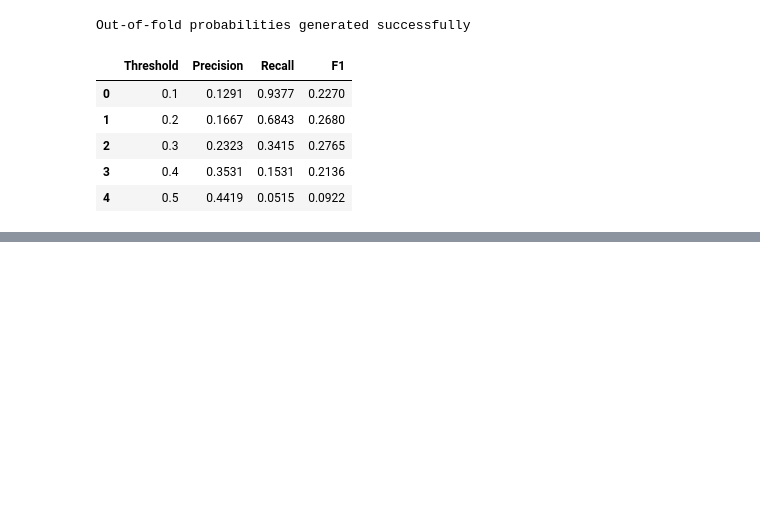
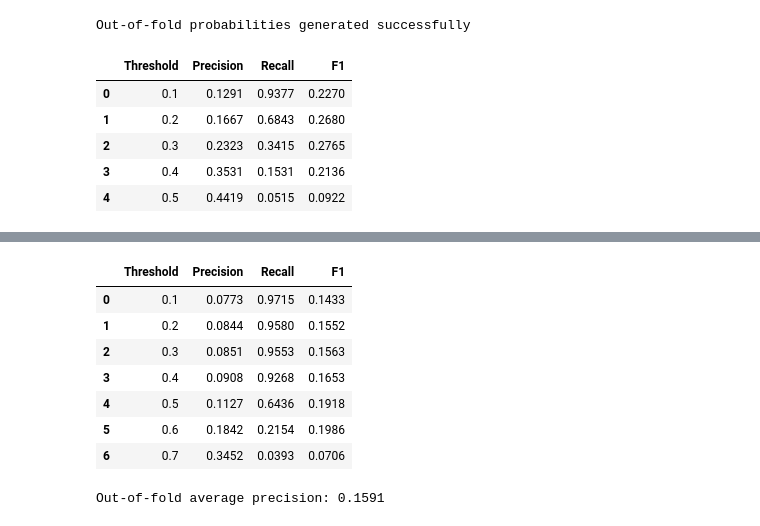
Before and after one commit to m-arij/f20dl-vehicle-fraud-ug-group9, a Jupyter notebook: notebooks/tabular_models.ipynb, the cells around one changed output, grey strips where cells are left out. Cells and saved outputs as stored; diff of their text form; code cells hidden in the pictures; blank space fills up the shorter version.

```diff
--- a/notebooks/tabular_models.ipynb
+++ b/notebooks/tabular_models.ipynb
@@ -574,0 +677,55 @@ display(threshold_df.round(4))
+# %%
+from sklearn.model_selection import cross_val_predict
+from sklearn.base import clone
+from sklearn.metrics import (
+    precision_score,
+    recall_score,
+    f1_score,
+    average_precision_score
+)
+
+safe_oof_proba = cross_val_predict(
+    clone(safe_rf),
+    X_train_safe,
+    y_train,
+    cv=cv,
+    method="predict_proba",
+    n_jobs=-1
+)[:, 1]
+
+threshold_results = []
+
+for threshold in [0.1, 0.2, 0.3, 0.4, 0.5, 0.6, 0.7]:
+    predictions = (safe_oof_proba >= threshold).astype(int)
+
+    threshold_results.append({
+        "Threshold": threshold,
+        "Precision": precision_score(
+            y_train, predictions, zero_division=0
+        ),
+        "Recall": recall_score(
+            y_train, predictions, zero_division=0
+        ),
+        "F1": f1_score(
+            y_train, predictions, zero_division=0
+        )
+    })
+
+safe_threshold_df = pd.DataFrame(threshold_results)
+
+display(safe_threshold_df.round(4))
+
+print(
+    "Out-of-fold average precision:",
+    round(average_precision_score(y_train, safe_oof_proba), 4)
+)
+# %% [output]
+|  | Threshold | Precision | Recall | F1 |
+| 0 | 0.1 | 0.0773 | 0.9715 | 0.1433 |
+| 1 | 0.2 | 0.0844 | 0.9580 | 0.1552 |
+| 2 | 0.3 | 0.0851 | 0.9553 | 0.1563 |
+| 3 | 0.4 | 0.0908 | 0.9268 | 0.1653 |
+| 4 | 0.5 | 0.1127 | 0.6436 | 0.1918 |
+| 5 | 0.6 | 0.1842 | 0.2154 | 0.1986 |
+| 6 | 0.7 | 0.3452 | 0.0393 | 0.0706 |
+Out-of-fold average precision: 0.1591
```
Also changed, not shown: parts of 9 cells of this notebook, 2 other files.
